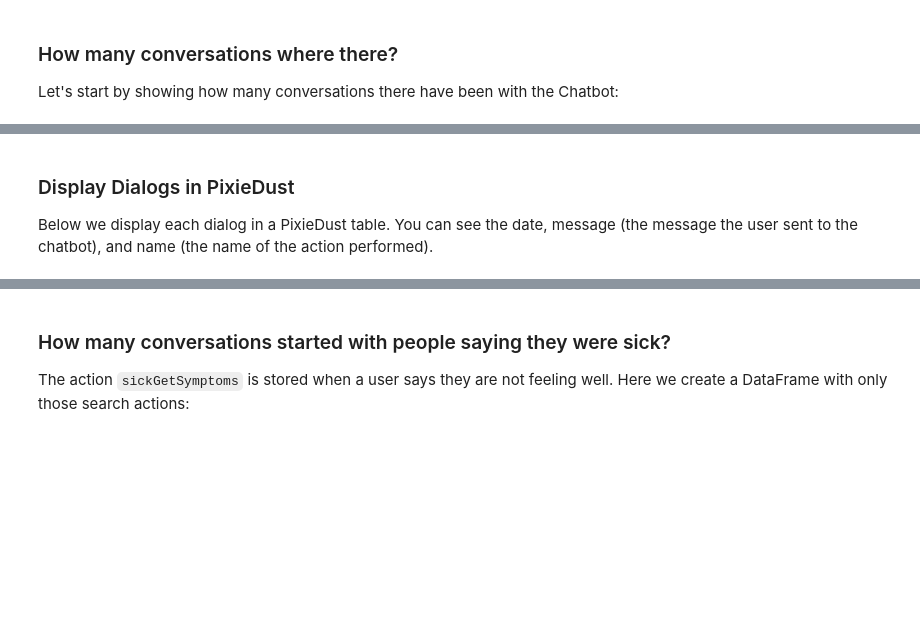
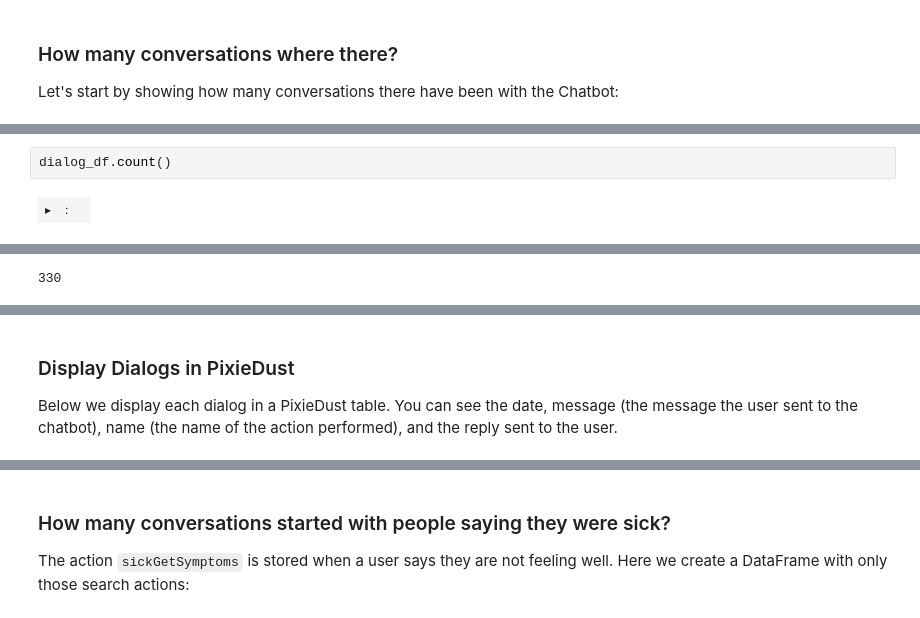
Before and after one commit to ibm-watson-data-lab/cbf-chatbot-workshop, a Jupyter notebook: part3/notebook/ChatAnalysis-CBF-NYC.ipynb, the cells around one changed output, grey strips where cells are left out. Cells and saved outputs as stored; diff of their text form; blank space fills up the shorter version.

```diff
--- a/part3/notebook/ChatAnalysis-CBF-NYC.ipynb
+++ b/part3/notebook/ChatAnalysis-CBF-NYC.ipynb
@@ -83,0 +120,4 @@ dialog_df.printSchema()
+# %%
+dialog_df.count()
+# %% [output]
+| ▸ | : |  |
@@ -83,0 +125 @@ dialog_df.printSchema()
+330
@@ -84,5 +127,5 @@ dialog_df.printSchema()
 # %% [markdown]
 ### Display Dialogs in PixieDust
-Below we display each dialog in a PixieDust table. You can see the date, message (the message the user sent to the chatbot), and name (the name of the action performed).
+Below we display each dialog in a PixieDust table. You can see the date, message (the message the user sent to the chatbot), name (the name of the action performed), and the reply sent to the user.
 # %%
 display(dialog_df)
```
Also changed, not shown: parts of 33 cells of this notebook.
